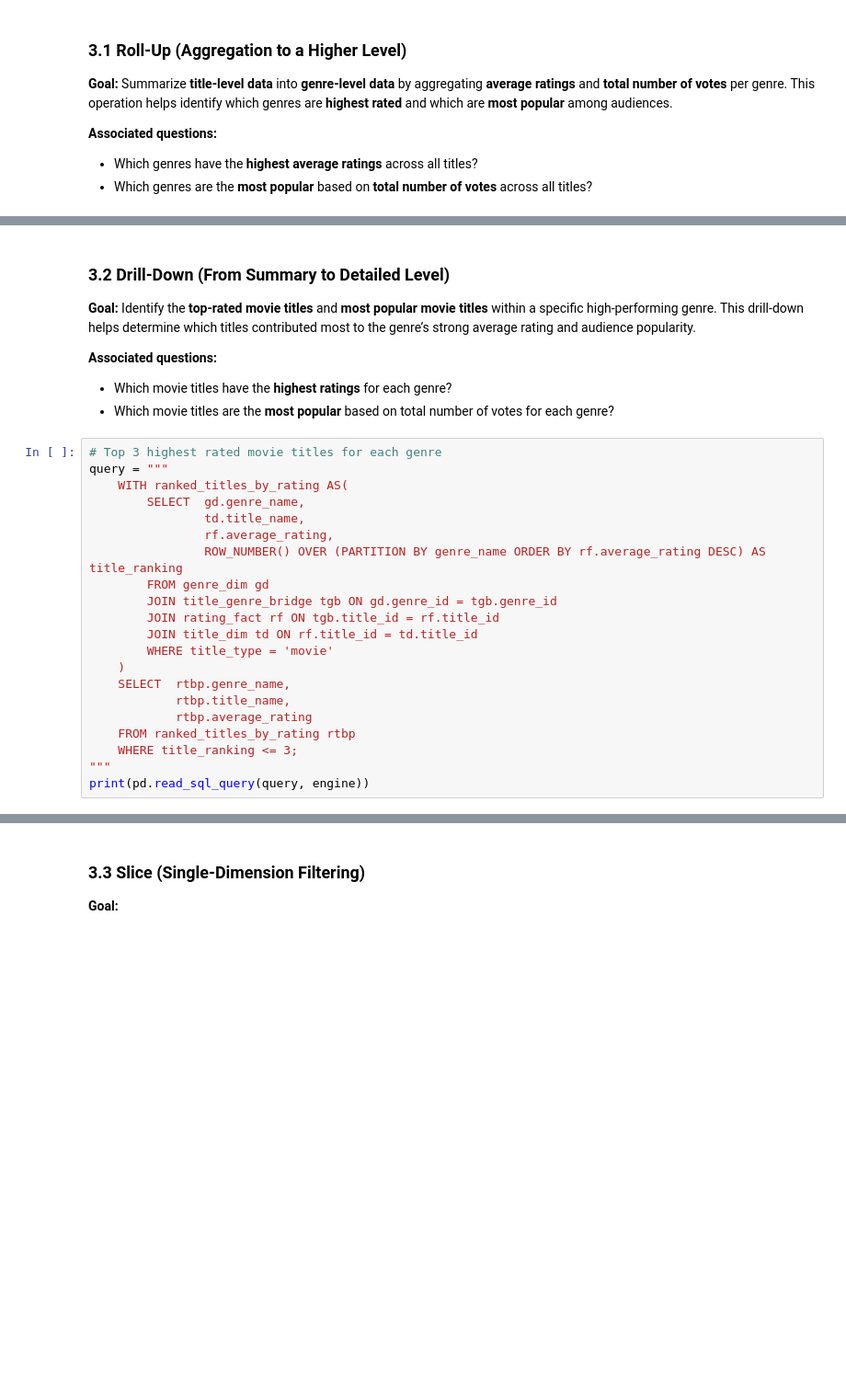
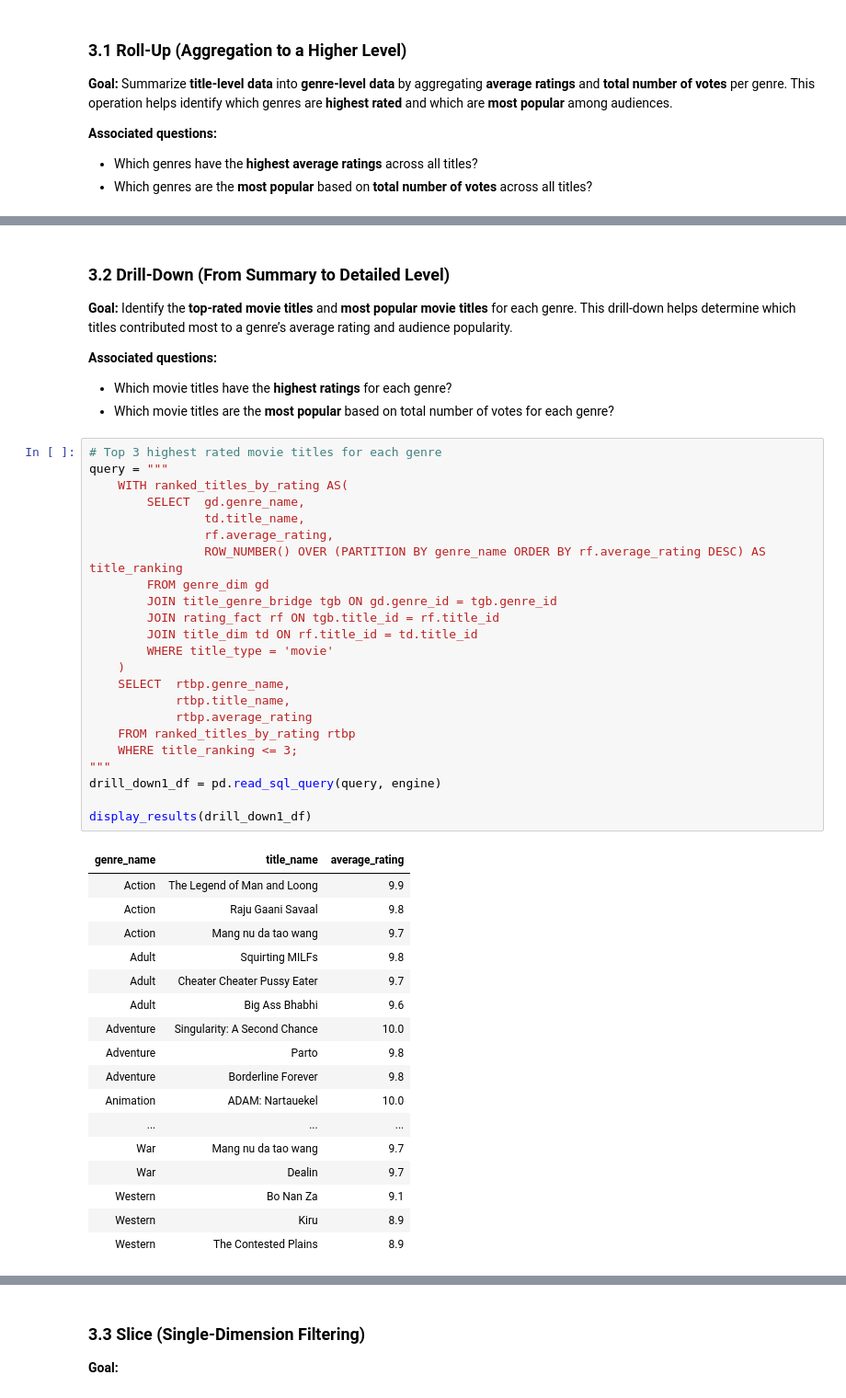
Before and after one commit to dredredre20/STADVDB-G12, a Jupyter notebook: mco_advdb.ipynb, the cells around one changed output, grey strips where cells are left out. Shown at 92% size. Saved outputs shown, nothing was run; the diff lists cells and outputs as text; blank space fills up the shorter version.

```diff
--- a/mco_advdb.ipynb
+++ b/mco_advdb.ipynb
@@ -118,7 +158,7 @@ print(pd.read_sql_query(query, engine))
 # %% [markdown]
 ### 3.2 Drill-Down (From Summary to Detailed Level)
 
-**Goal:**  Identify the **top-rated movie titles** and **most popular movie titles** within a specific high-performing genre. This drill-down helps determine which titles contributed most to the genre’s strong average rating and audience popularity.
+**Goal:**  Identify the **top-rated movie titles** and **most popular movie titles** for each genre. This drill-down helps determine which titles contributed most to a genre’s average rating and audience popularity.
 
 **Associated questions:**
 - Which movie titles have the **highest ratings** for each genre?
@@ -126,24 +166,44 @@ print(pd.read_sql_query(query, engine))
 # %%
 # Top 3 highest rated movie titles for each genre
 query = """
     WITH ranked_titles_by_rating AS(
         SELECT  gd.genre_name,
                 td.title_name,
                 rf.average_rating,
                 ROW_NUMBER() OVER (PARTITION BY genre_name ORDER BY rf.average_rating DESC) AS title_ranking
         FROM genre_dim gd
         JOIN title_genre_bridge tgb ON gd.genre_id = tgb.genre_id
         JOIN rating_fact rf ON tgb.title_id = rf.title_id
         JOIN title_dim td ON rf.title_id = td.title_id
         WHERE title_type = 'movie'
     )
     SELECT  rtbp.genre_name,
             rtbp.title_name,
             rtbp.average_rating
     FROM ranked_titles_by_rating rtbp
     WHERE title_ranking <= 3;
 """
-print(pd.read_sql_query(query, engine))
+drill_down1_df = pd.read_sql_query(query, engine)
+
+display_results(drill_down1_df)
+# %% [output]
+| genre_name | title_name | average_rating |
+| Action | The Legend of Man and Loong | 9.9 |
+| Action | Raju Gaani Savaal | 9.8 |
+| Action | Mang nu da tao wang | 9.7 |
+| Adult | Squirting MILFs | 9.8 |
+| Adult | Cheater Cheater Pussy Eater | 9.7 |
+| Adult | Big Ass Bhabhi | 9.6 |
+| Adventure | Singularity: A Second Chance | 10.0 |
+| Adventure | Parto | 9.8 |
+| Adventure | Borderline Forever | 9.8 |
+| Animation | ADAM: Nartauekel | 10.0 |
+| ... | ... | ... |
+| War | Mang nu da tao wang | 9.7 |
+| War | Dealin | 9.7 |
+| Western | Bo Nan Za | 9.1 |
+| Western | Kiru | 8.9 |
+| Western | The Contested Plains | 8.9 |
 # %%
 # Top 3 most popular movie titles for each genre
 query = """
```
Also changed, not shown: parts of 15 cells of this notebook, 3 other files.
